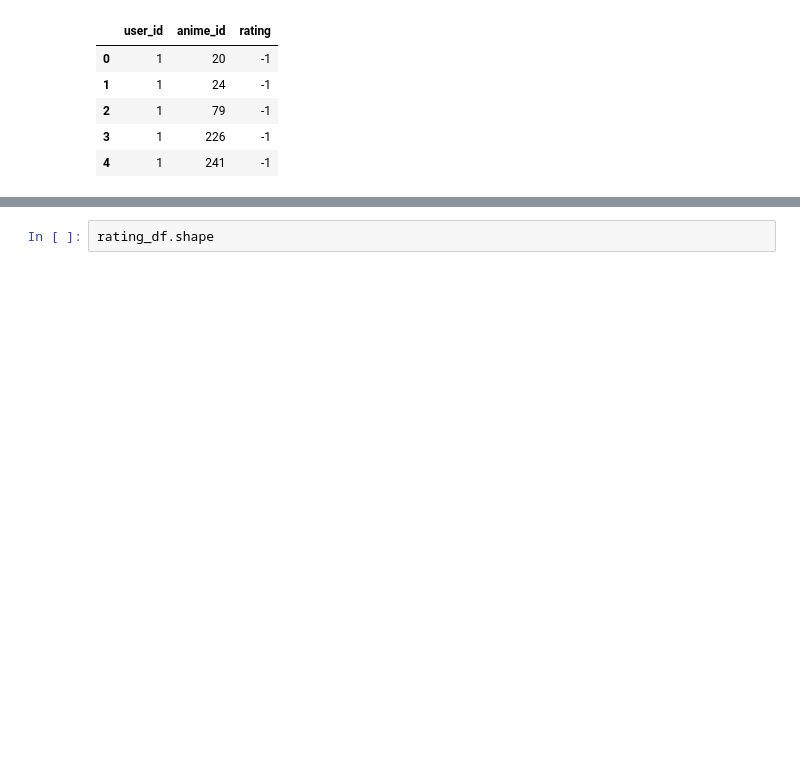
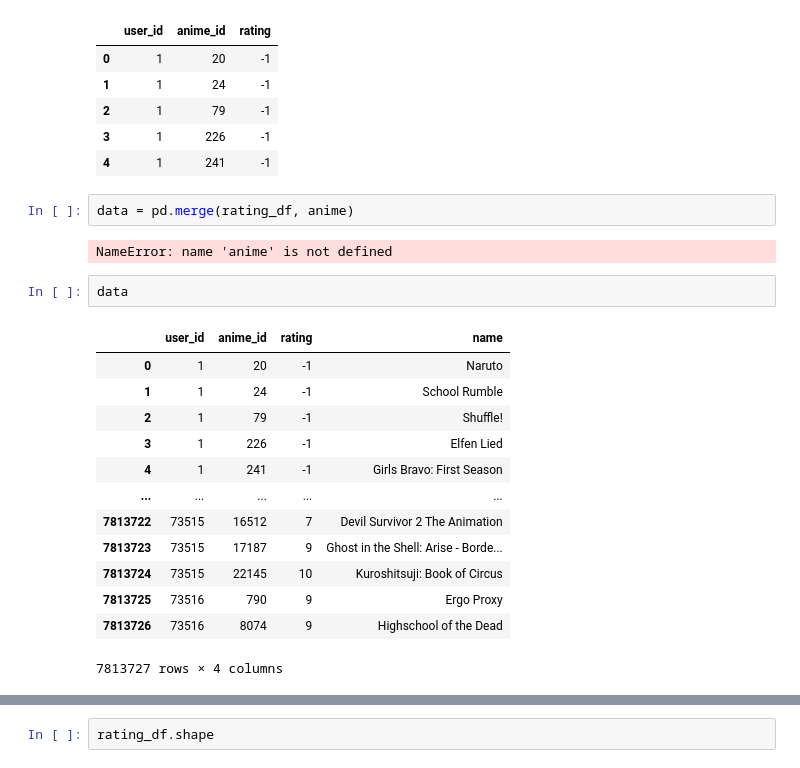
Before and after one commit to Aafaf-rido/DM_Project, a Jupyter notebook: dataExploration.ipynb, the cells around one changed output, grey strips where cells are left out. Cells and saved outputs as stored; diff of their text form; blank space fills up the shorter version.

```diff
--- a/recomSystem.ipynb
+++ b/dataExploration.ipynb
@@ -187,3 +205,23 @@ rating_df.head()
 | 2 | 1 | 79 | -1 |
 | 3 | 1 | 226 | -1 |
 | 4 | 1 | 241 | -1 |
+# %%
+data = pd.merge(rating_df, anime)
+# %% [output]
+NameError: name 'anime' is not defined
+# %%
+data
+# %% [output]
+|  | user_id | anime_id | rating | name |
+| 0 | 1 | 20 | -1 | Naruto |
+| 1 | 1 | 24 | -1 | School Rumble |
+| 2 | 1 | 79 | -1 | Shuffle! |
+| 3 | 1 | 226 | -1 | Elfen Lied |
+| 4 | 1 | 241 | -1 | Girls Bravo: First Season |
+| ... | ... | ... | ... | ... |
+| 7813722 | 73515 | 16512 | 7 | Devil Survivor 2 The Animation |
+| 7813723 | 73515 | 17187 | 9 | Ghost in the Shell: Arise - Borde... |
+| 7813724 | 73515 | 22145 | 10 | Kuroshitsuji: Book of Circus |
+| 7813725 | 73516 | 790 | 9 | Ergo Proxy |
+| 7813726 | 73516 | 8074 | 9 | Highschool of the Dead |
+7813727 rows × 4 columns
```
Also changed, not shown: parts of 7 cells of this notebook, 2 other files.
